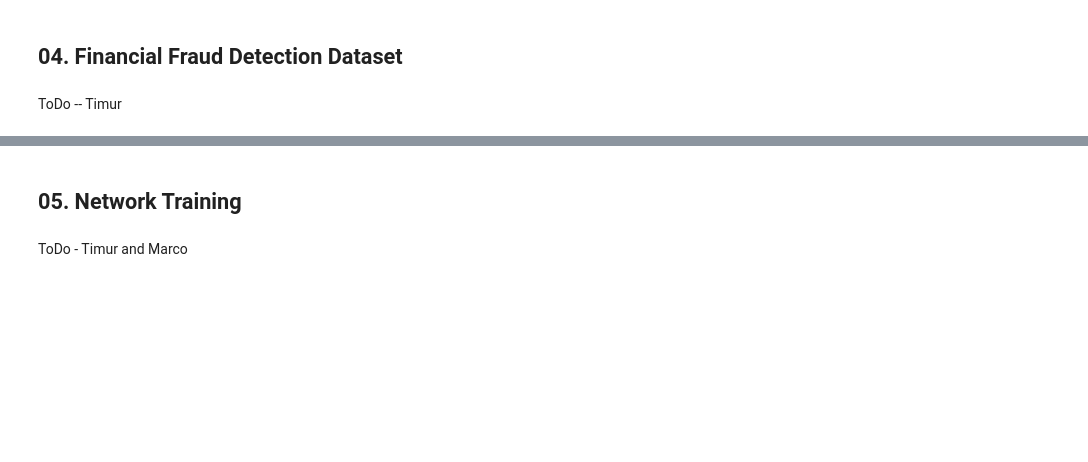
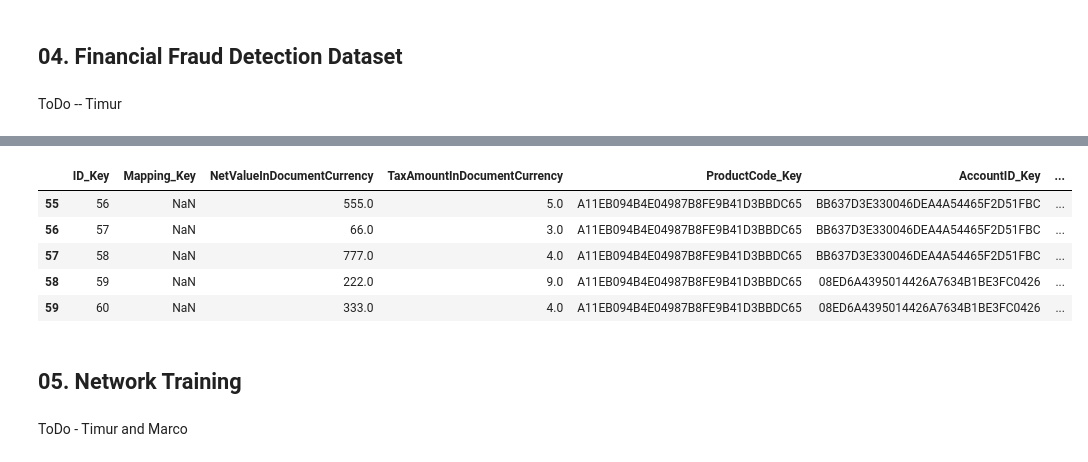
Before and after one commit to GitiHubi/deepAI, a Jupyter notebook: GTC_2018_Lab.ipynb, the cells around one changed output, grey strips where cells are left out. Saved outputs shown, nothing was run; the diff lists cells and outputs as text; code cells hidden in the pictures; blank space fills up the shorter version.

```diff
--- a/GTC_2018_Lab.ipynb
+++ b/GTC_2018_Lab.ipynb
@@ -248,3 +258,13 @@ ori_dataset.head(10)
+# %%
+# sneak preview - local anomalies
+ori_dataset[ori_dataset.Artifical_Outlier == 2].head(5)
+# %% [output]
+|  | ID_Key | Mapping_Key | NetValueInDocumentCurrency | TaxAmountInDocumentCurrency | ProductCode_Key | AccountID_Key | ... |
+| 55 | 56 | NaN | 555.0 | 5.0 | A11EB094B4E04987B8FE9B41D3BBDC65 | BB637D3E330046DEA4A54465F2D51FBC | ... |
+| 56 | 57 | NaN | 66.0 | 3.0 | A11EB094B4E04987B8FE9B41D3BBDC65 | BB637D3E330046DEA4A54465F2D51FBC | ... |
+| 57 | 58 | NaN | 777.0 | 4.0 | A11EB094B4E04987B8FE9B41D3BBDC65 | BB637D3E330046DEA4A54465F2D51FBC | ... |
+| 58 | 59 | NaN | 222.0 | 9.0 | A11EB094B4E04987B8FE9B41D3BBDC65 | 08ED6A4395014426A7634B1BE3FC0426 | ... |
+| 59 | 60 | NaN | 333.0 | 4.0 | A11EB094B4E04987B8FE9B41D3BBDC65 | 08ED6A4395014426A7634B1BE3FC0426 | ... |
 # %%
 features = ["AccountID_Key", "CurrencyCode_Key", "TaxCode_Key", "CompanyKey_Key", "ShipToCountry_Key", "ShipFromCountry_Key"]
 ranges = [0, 62+1, 121+1, 183+1, 234+1, 349+1, 400+1]
```
Also changed, not shown: parts of 12 cells of this notebook.
